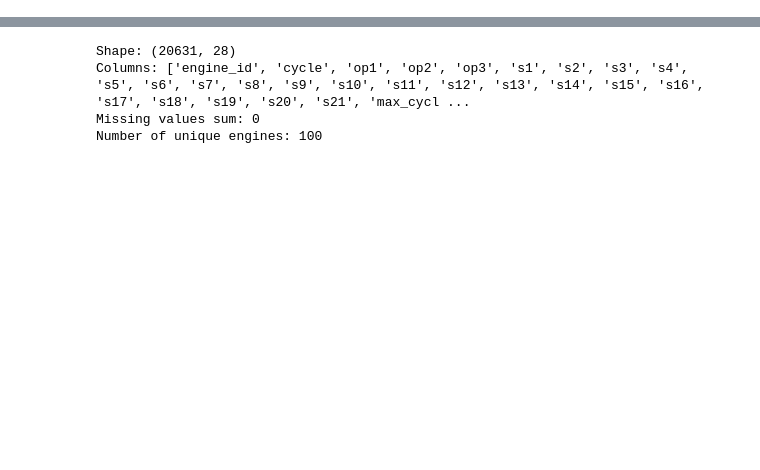
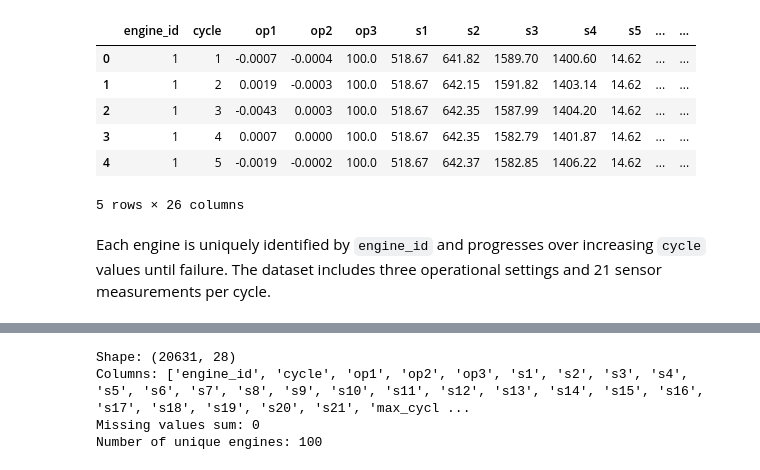
Before and after one commit to sarfraspc/NASA-CMAPSS-Predictive-Maintenance, a Jupyter notebook: notebooks/01_eda.ipynb, the cells around one changed output, grey strips where cells are left out. Drawn from its saved outputs; the diff is of its cells as text; code cells hidden in the pictures; blank space fills up the shorter version.

Commit message:
add documentation

```diff
--- a/notebooks/01_eda.ipynb
+++ b/notebooks/01_eda.ipynb
@@ -31,0 +39,34 @@ print(train_df.head())
+# %%
+# Load raw training data
+# Each row corresponds to one engine cycle
+train_df = pd.read_csv(
+    '../data/raw/train_FD001.txt',
+    sep='\s+',
+    header=None,
+    engine='python'
+)
+
+# Retain only the first 26 columns as defined in CMAPSS documentation
+train_df = train_df.iloc[:, :26]
+
+# Assign meaningful column names
+columns = (
+    ['engine_id', 'cycle', 'op1', 'op2', 'op3'] +
+    [f's{i}' for i in range(1, 22)]
+)
+train_df.columns = columns
+
+# Preview the dataset
+train_df.head()
+# %% [output]
+|  | engine_id | cycle | op1 | op2 | op3 | s1 | s2 | s3 | s4 | s5 | ... | ... |
+| 0 | 1 | 1 | -0.0007 | -0.0004 | 100.0 | 518.67 | 641.82 | 1589.70 | 1400.60 | 14.62 | ... | ... |
+| 1 | 1 | 2 | 0.0019 | -0.0003 | 100.0 | 518.67 | 642.15 | 1591.82 | 1403.14 | 14.62 | ... | ... |
+| 2 | 1 | 3 | -0.0043 | 0.0003 | 100.0 | 518.67 | 642.35 | 1587.99 | 1404.20 | 14.62 | ... | ... |
+| 3 | 1 | 4 | 0.0007 | 0.0000 | 100.0 | 518.67 | 642.35 | 1582.79 | 1401.87 | 14.62 | ... | ... |
+| 4 | 1 | 5 | -0.0019 | -0.0002 | 100.0 | 518.67 | 642.37 | 1582.85 | 1406.22 | 14.62 | ... | ... |
+5 rows × 26 columns
+# %% [markdown]
+Each engine is uniquely identified by `engine_id` and progresses over increasing
+`cycle` values until failure. The dataset includes three operational settings and
+21 sensor measurements per cycle.
```
Also changed, not shown: parts of 32 cells of this notebook, 11 other files.
